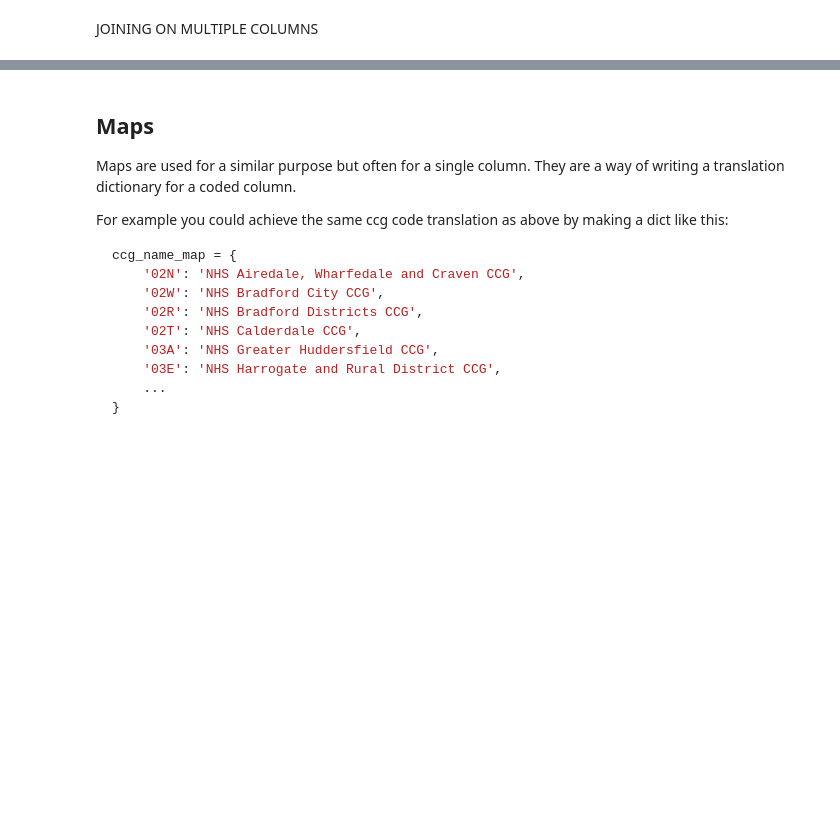
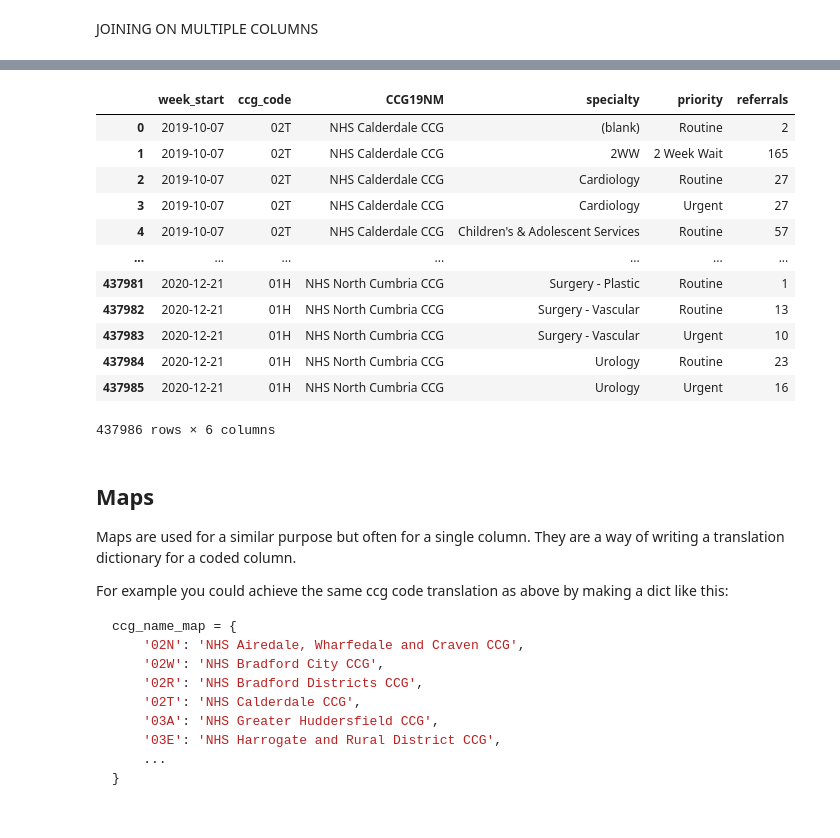
Before and after one commit to carnall-farrar/python_club, a Jupyter notebook: lessons/augmenting_datasets/augmenting_datasets.ipynb, the cells around one changed output, grey strips where cells are left out. Saved outputs shown, nothing was run; the diff lists cells and outputs as text; code cells hidden in the pictures; blank space fills up the shorter version.

```diff
--- a/lessons/augmenting_datasets/augmenting_datasets.ipynb
+++ b/lessons/augmenting_datasets/augmenting_datasets.ipynb
@@ -189,3 +196,3 @@ Can you use the referals data that we used last week and the CSV in this dir to
 # %%
-# referals = pd.read_csv('~/Downloads/referrals_oct19_dec20.csv')
+referals = pd.read_csv('../../data/referrals_oct19_dec20.csv')
 ccgs = pd.read_csv('ccg_2019.csv')
@@ -192,3 +217,30 @@ ccgs = pd.read_csv('ccg_2019.csv')
+# %%
+ccg_names = pd.merge(
+    ccgs, referals, how='inner', left_on='CCG19CDH', right_on='ccg_code'
+)
+# %%
+ccg_names[[
+    'week_start',
+    'ccg_code',
+    'CCG19NM',
+    'specialty',
+    'priority',
+    'referrals'
+]]
+# %% [output]
+|  | week_start | ccg_code | CCG19NM | specialty | priority | referrals |
+| 0 | 2019-10-07 | 02T | NHS Calderdale CCG | (blank) | Routine | 2 |
+| 1 | 2019-10-07 | 02T | NHS Calderdale CCG | 2WW | 2 Week Wait | 165 |
+| 2 | 2019-10-07 | 02T | NHS Calderdale CCG | Cardiology | Routine | 27 |
+| 3 | 2019-10-07 | 02T | NHS Calderdale CCG | Cardiology | Urgent | 27 |
+| 4 | 2019-10-07 | 02T | NHS Calderdale CCG | Children's & Adolescent Services | Routine | 57 |
+| ... | ... | ... | ... | ... | ... | ... |
+| 437981 | 2020-12-21 | 01H | NHS North Cumbria CCG | Surgery - Plastic | Routine | 1 |
+| 437982 | 2020-12-21 | 01H | NHS North Cumbria CCG | Surgery - Vascular | Routine | 13 |
+| 437983 | 2020-12-21 | 01H | NHS North Cumbria CCG | Surgery - Vascular | Urgent | 10 |
+| 437984 | 2020-12-21 | 01H | NHS North Cumbria CCG | Urology | Routine | 23 |
+| 437985 | 2020-12-21 | 01H | NHS North Cumbria CCG | Urology | Urgent | 16 |
+437986 rows × 6 columns
 # %% [markdown]
 ## Maps
 
```
Also changed, not shown: parts of 16 cells of this notebook.
